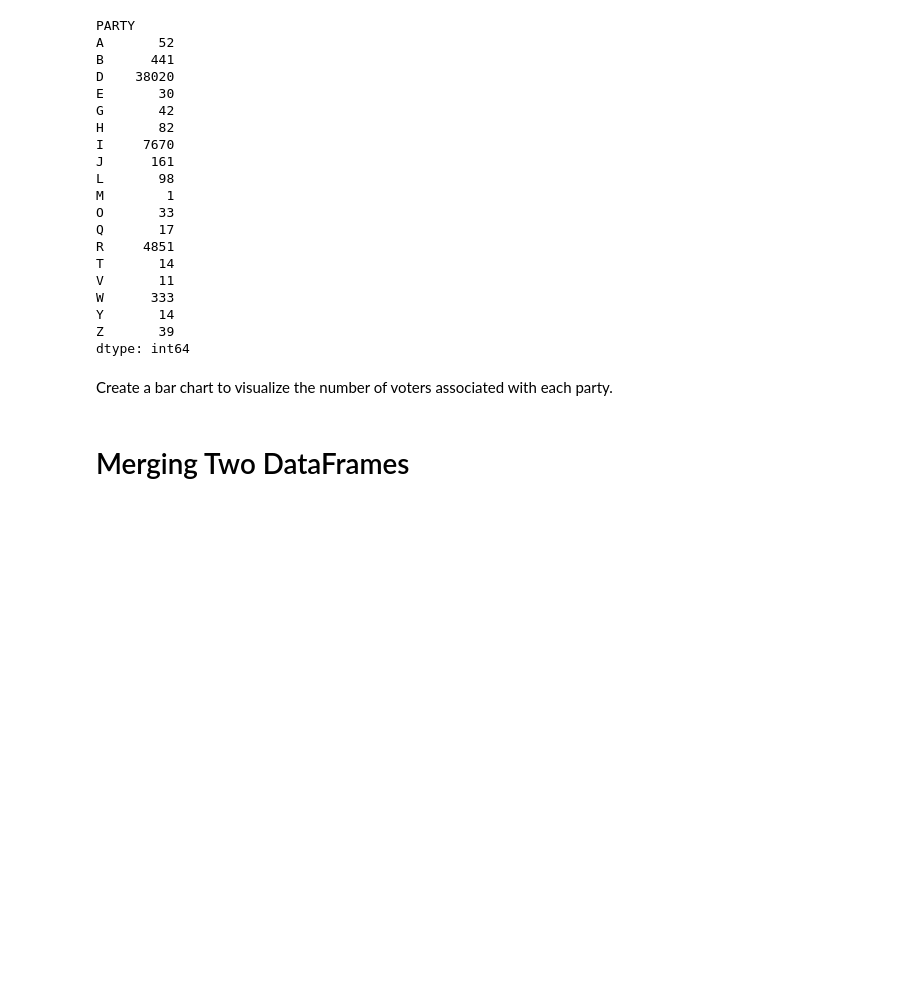
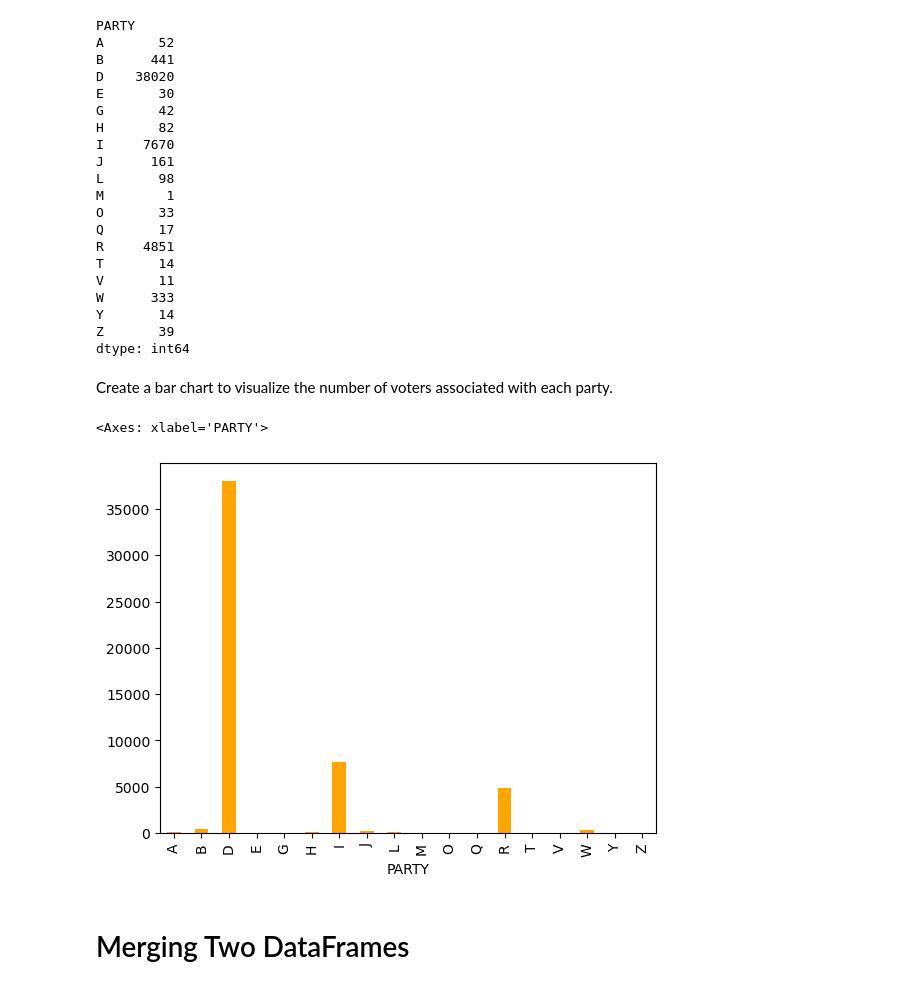
Before and after one commit to imirransom/DataEngineering.Labs.RegisteredVotersFileWilmingtonDE, a Jupyter notebook: data/wilmington_de_registered_voters.ipynb, the cells around one changed output. Cells and saved outputs as stored; diff of their text form; code cells hidden in the pictures; blank space fills up the shorter version.

Commit message:
Grouped the daatframe by party; plotted the data for number of votes per party

```diff
--- a/data/wilmington_de_registered_voters.ipynb
+++ b/data/wilmington_de_registered_voters.ipynb
@@ -273,3 +271,9 @@ Create a bar chart to visualize the number of voters associated with each party.
+# %%
+# Used grouped DataFrame with the count of each party
+grouped_p.size().plot(kind='bar', color='orange')
+# %% [output]
+<Axes: xlabel='PARTY'>
+[figure, added]
 # %% [markdown]
 # Merging Two DataFrames
 # %% [markdown]
```
Also changed, not shown: parts of 1 cell of this notebook, 1 other file.
